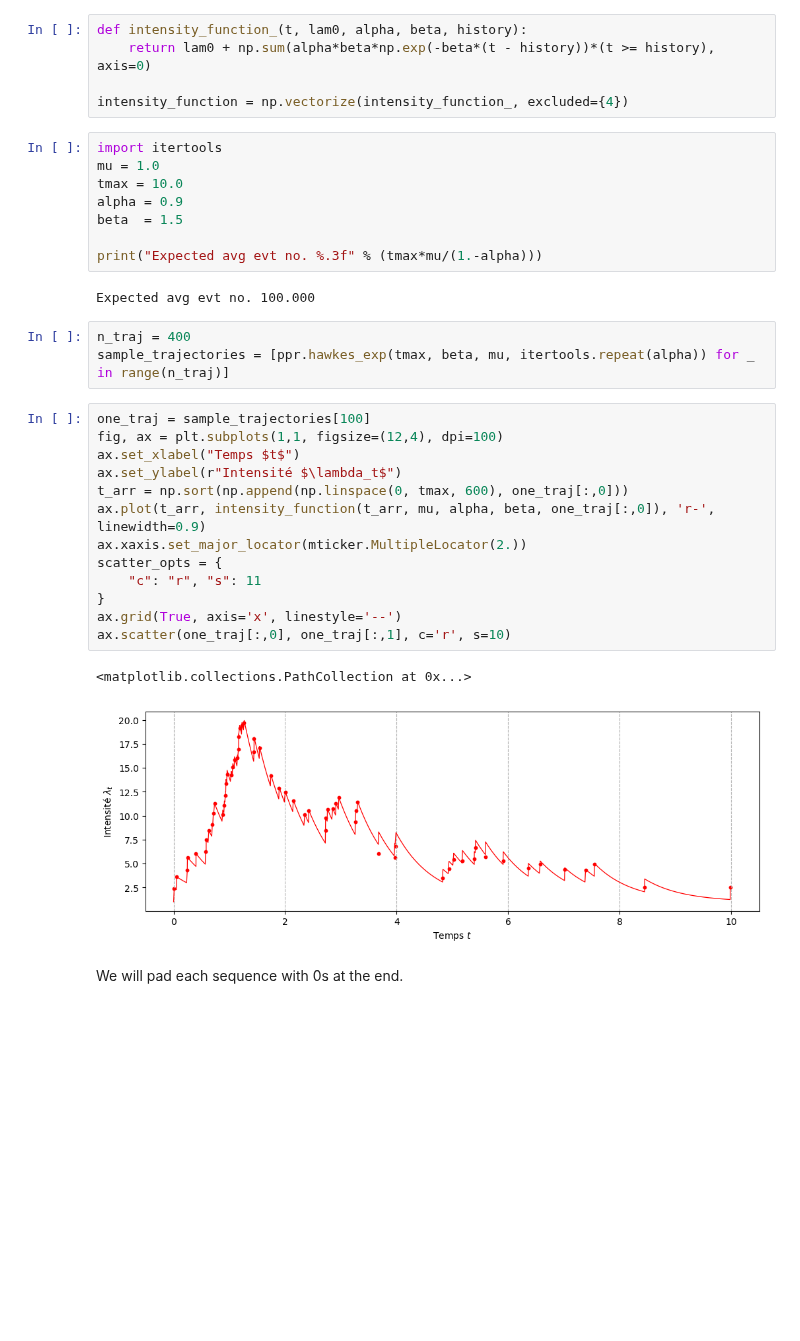
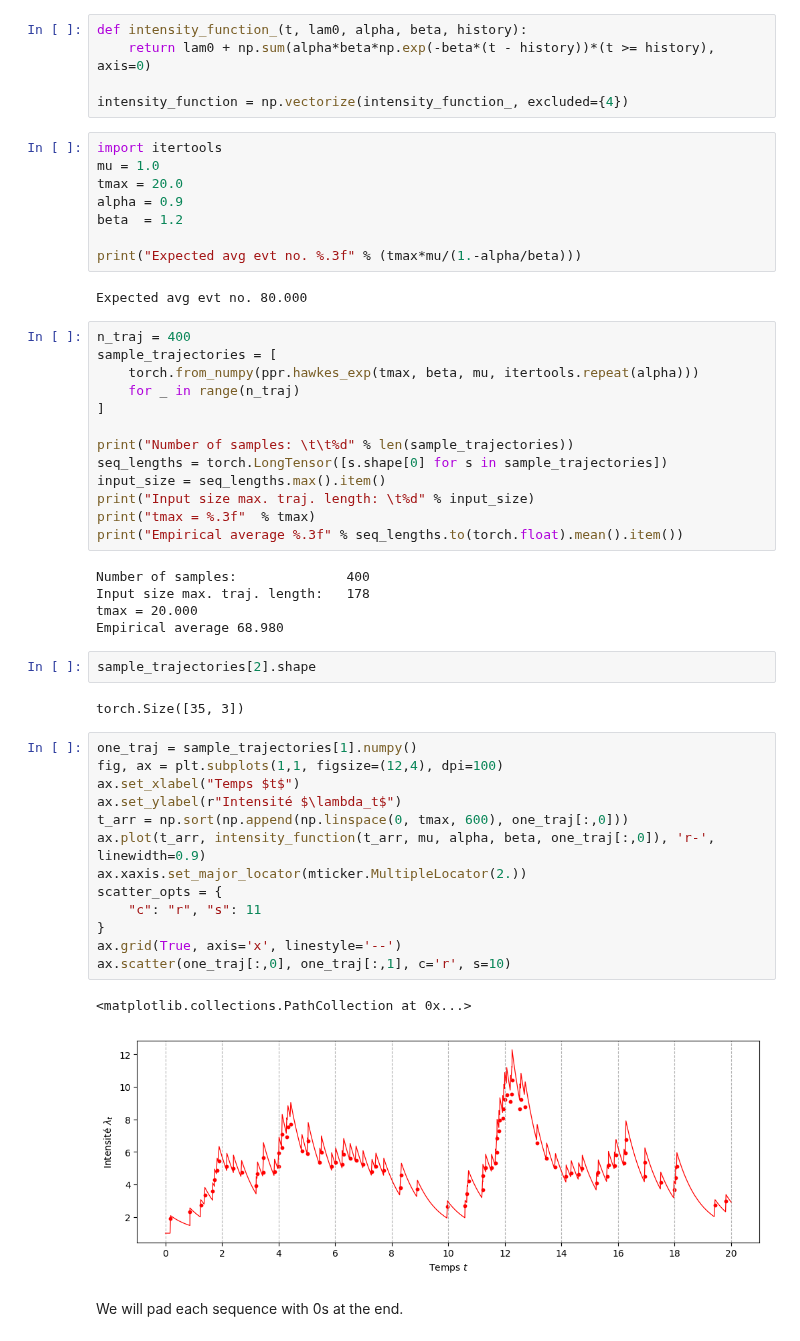
Before and after one commit to Deeptradingfx/point-process-nets, a Jupyter notebook: notebooks/rnn.ipynb, the cells around one changed output. Saved outputs shown, nothing was run; the diff lists cells and outputs as text; blank space fills up the shorter version.

```diff
--- a/notebooks/rnn.ipynb
+++ b/notebooks/rnn.ipynb
@@ -56,31 +57,50 @@ intensity_function = np.vectorize(intensity_function_, excluded={4})
 # %%
 import itertools
 mu = 1.0
-tmax = 10.0
+tmax = 20.0
 alpha = 0.9
-beta  = 1.5
+beta  = 1.2
 
-print("Expected avg evt no. %.3f" % (tmax*mu/(1.-alpha)))
+print("Expected avg evt no. %.3f" % (tmax*mu/(1.-alpha/beta)))
 # %% [output]
-Expected avg evt no. 100.000
+Expected avg evt no. 80.000
-# %%
-n_traj = 400
-sample_trajectories = [ppr.hawkes_exp(tmax, beta, mu, itertools.repeat(alpha)) for _ in range(n_traj)]
+# %%
+n_traj = 400
+sample_trajectories = [
+    torch.from_numpy(ppr.hawkes_exp(tmax, beta, mu, itertools.repeat(alpha)))
+    for _ in range(n_traj)
+]
+
+print("Number of samples: \t\t%d" % len(sample_trajectories))
+seq_lengths = torch.LongTensor([s.shape[0] for s in sample_trajectories])
+input_size = seq_lengths.max().item()
+print("Input size max. traj. length: \t%d" % input_size)
+print("tmax = %.3f"  % tmax)
+print("Empirical average %.3f" % seq_lengths.to(torch.float).mean().item())
+# %% [output]
+Number of samples:              400
+Input size max. traj. length:   178
+tmax = 20.000
+Empirical average 68.980
+# %%
+sample_trajectories[2].shape
+# %% [output]
+torch.Size([35, 3])
 # %%
-one_traj = sample_trajectories[100]
+one_traj = sample_trajectories[1].numpy()
 fig, ax = plt.subplots(1,1, figsize=(12,4), dpi=100)
 ax.set_xlabel("Temps $t$")
 ax.set_ylabel(r"Intensité $\lambda_t$")
 t_arr = np.sort(np.append(np.linspace(0, tmax, 600), one_traj[:,0]))
 ax.plot(t_arr, intensity_function(t_arr, mu, alpha, beta, one_traj[:,0]), 'r-', linewidth=0.9)
 ax.xaxis.set_major_locator(mticker.MultipleLocator(2.))
 scatter_opts = {
     "c": "r", "s": 11
 }
 ax.grid(True, axis='x', linestyle='--')
 ax.scatter(one_traj[:,0], one_traj[:,1], c='r', s=10)
 # %% [output]
 <matplotlib.collections.PathCollection at 0x...>
-[figure, old version]
+[figure, new version]
 # %% [markdown]
 We will pad each sequence with 0s at the end.
```
Also changed, not shown: parts of 19 cells of this notebook, 1 other file.
